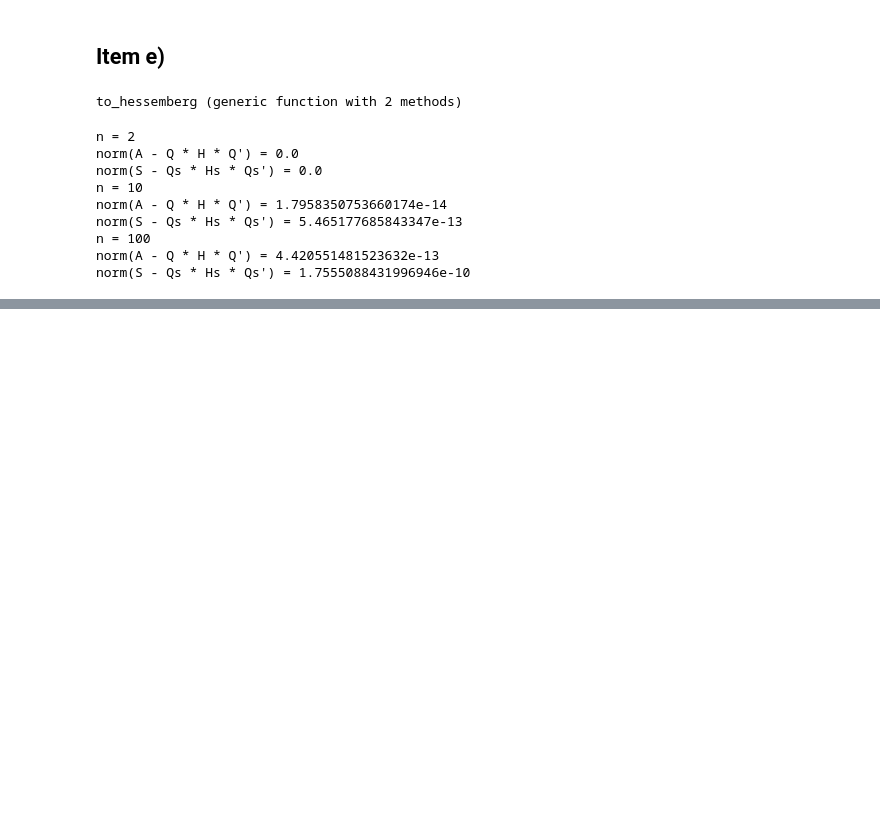
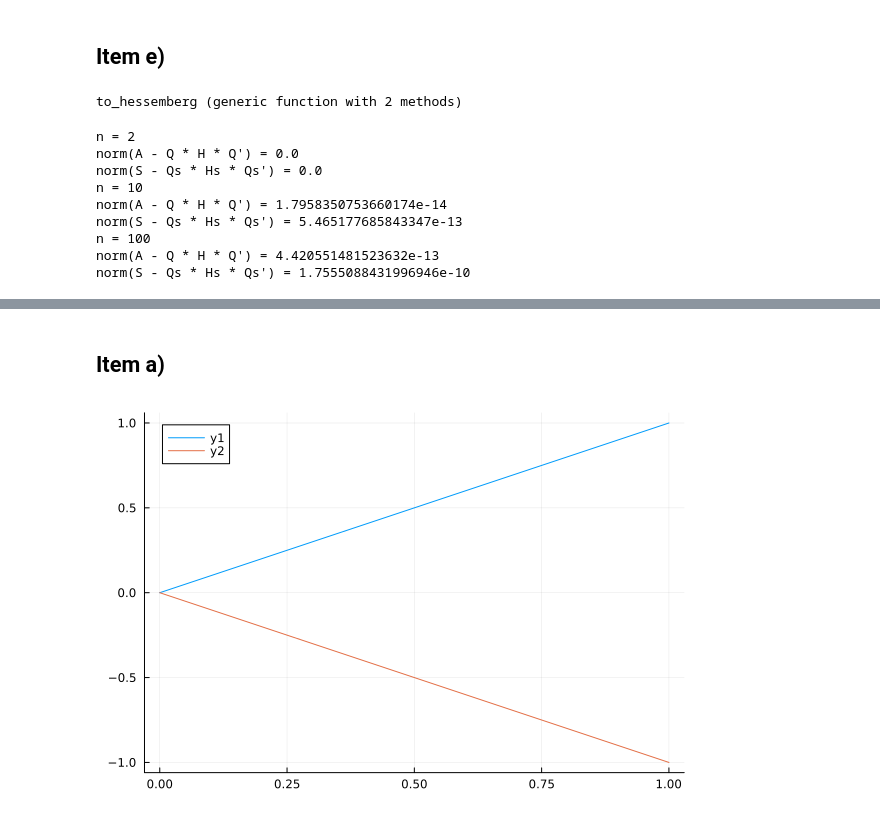
Before and after one commit to ninotica/aln-projeto-04, a Jupyter notebook: Projeto-04-pedro-nina.ipynb, the cells around one changed output, grey strips where cells are left out. Saved outputs shown, nothing was run; the diff lists cells and outputs as text; code cells hidden in the pictures; blank space fills up the shorter version.

```diff
--- a/Projeto-04-pedro-nina.ipynb
+++ b/Projeto-04-pedro-nina.ipynb
@@ -297,3 +338,24 @@ norm(A - Q * H * Q') = 4.420551481523632e-13
 norm(S - Qs * Hs * Qs') = 1.7555088431996946e-10
 # %% [markdown]
 ![image.png](attachment:image.png)
+# %% [markdown]
+## Item a)
+# %%
+w = (0:100) / 100
+lbdn = []
+lbdp = []
+
+for wi in w
+     A = [  0     1
+          -wi^2   0]
+
+     l1, l2 = eigvals(A)
+
+     push!(lbdn, l1)
+     push!(lbdp, l2)
+end
+
+plot(w, imag.(lbdp))
+plot!(w, imag.(lbdn))
+# %% [output]
+[figure, added]
```
Also changed, not shown: parts of 1 cell of this notebook.
